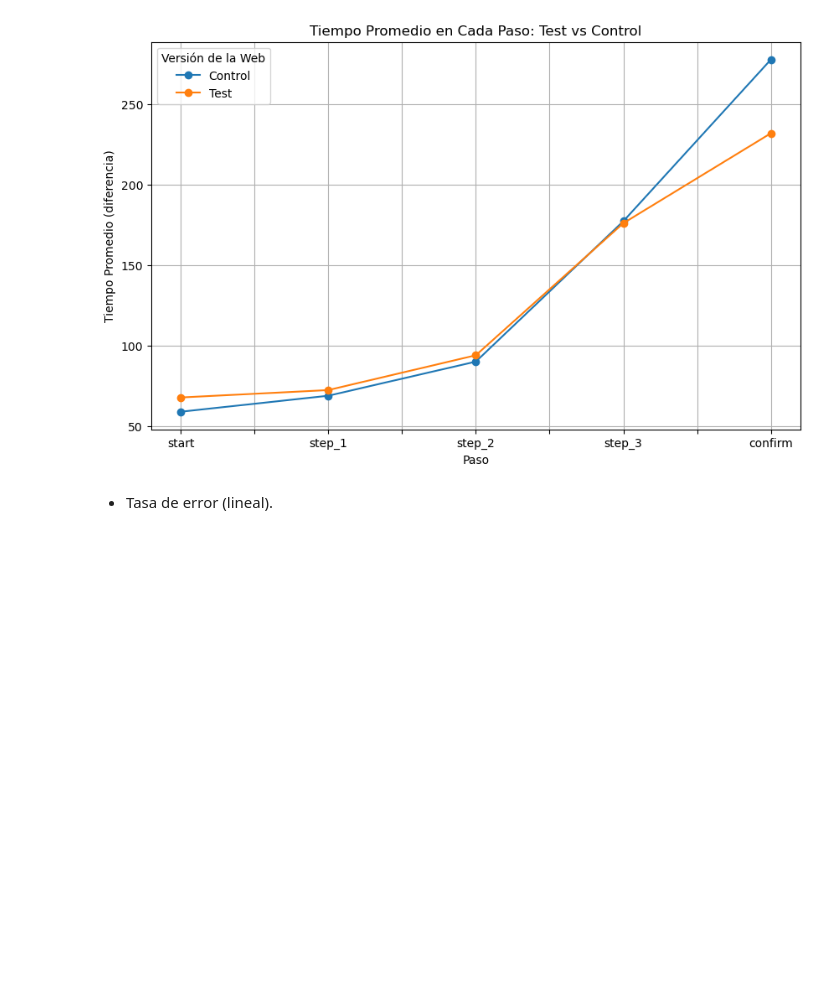
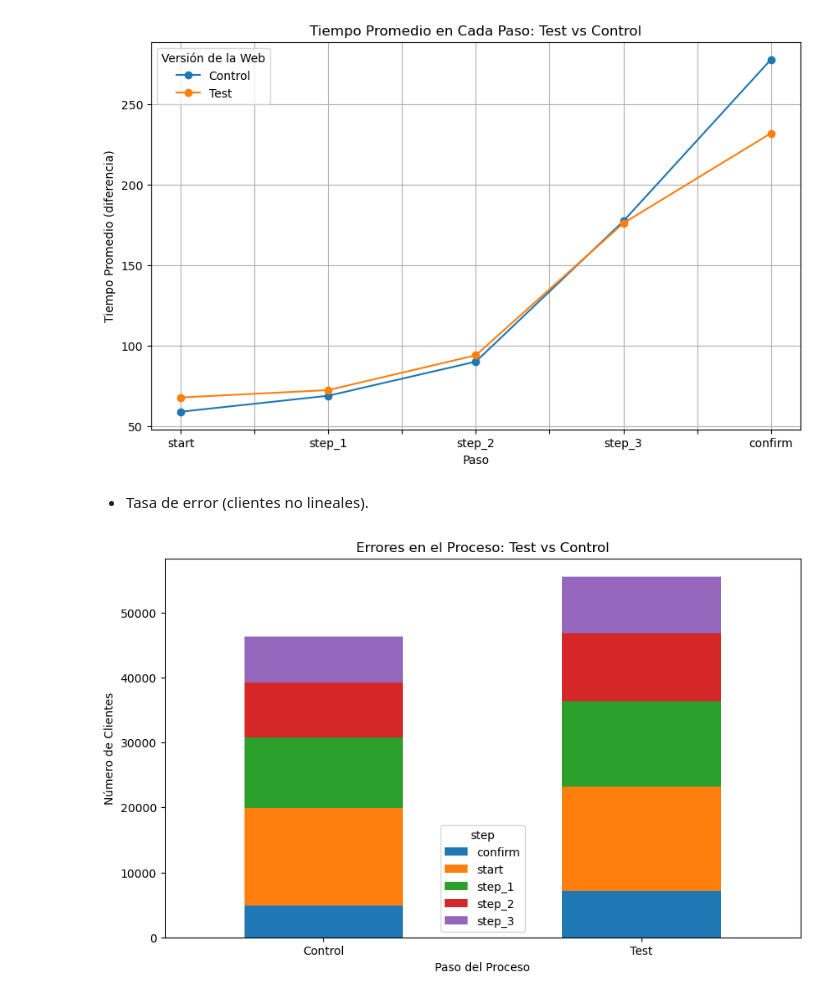
Before and after one commit to adrianlardies/vanguard-ab-test, a Jupyter notebook: main.ipynb, the cells around one changed output. Drawn from its saved outputs; the diff is of its cells as text; code cells hidden in the pictures; blank space fills up the shorter version.

```diff
--- a/main.ipynb
+++ b/main.ipynb
@@ -978,4 +976,20 @@ plt.show()
 # %% [output]
 [figure]
 # %% [markdown]
-- Tasa de error (lineal).
+- Tasa de error (clientes no lineales).
+# %%
+# Filtrar solo clientes no lineales
+df_non_lineal = df_pt[df_pt['lineal'] == False]
+
+# Contar clientes con errores por paso y grupo
+errors_per_step = df_non_lineal.groupby(['variation', 'step'])['client_id'].nunique().unstack()
+
+# Graficar
+errors_per_step.plot(kind='bar', figsize=(10, 6), stacked=True)
+plt.title('Errores en el Proceso: Test vs Control')
+plt.ylabel('Número de Clientes')
+plt.xlabel('Paso del Proceso')
+plt.xticks(rotation=0)
+plt.show()
+# %% [output]
+[figure, added]
```
Also changed, not shown: parts of 4 cells of this notebook.
